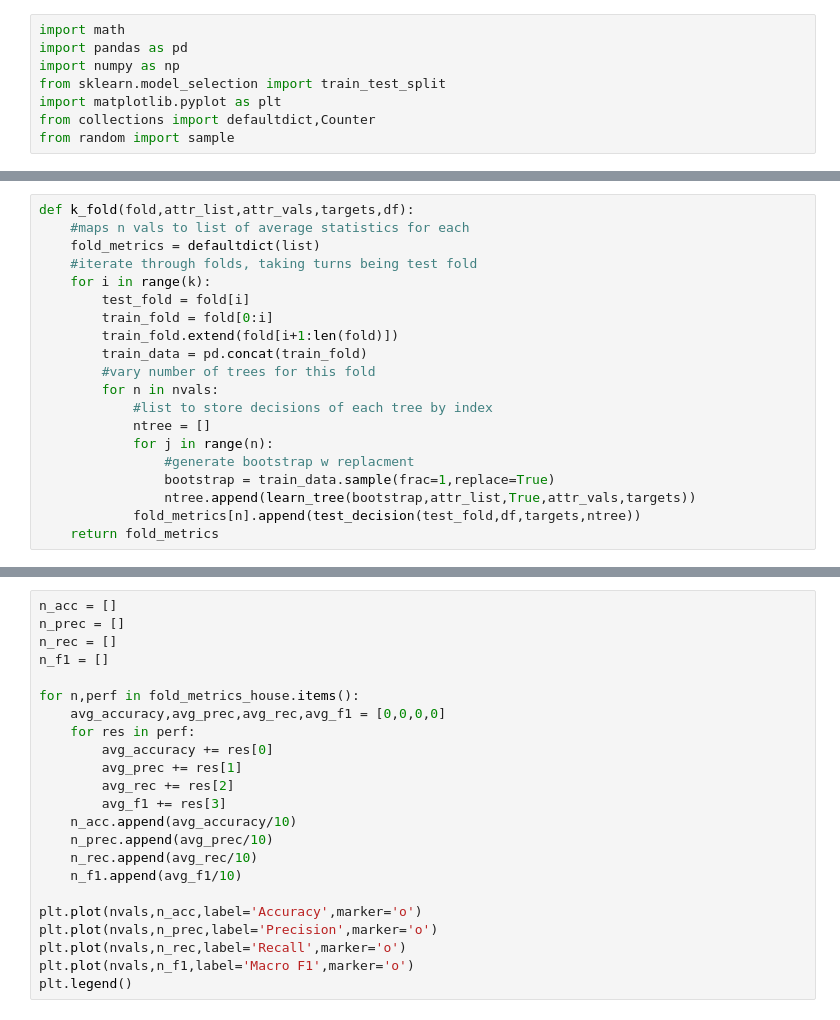
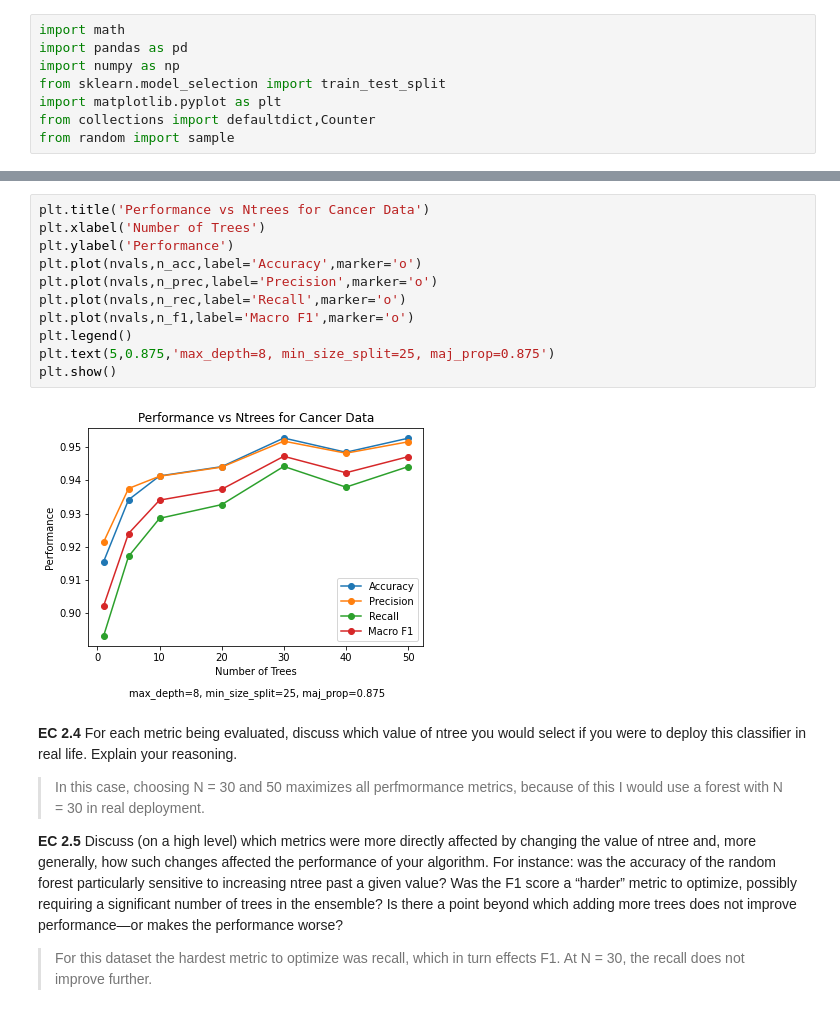
Before and after one commit to Andrei-Treil/CS589-HW3, a Jupyter notebook: hw3.ipynb, the cells around one changed output, grey strips where cells are left out. Cells and saved outputs as stored; diff of their text form.

```diff
--- a/hw3.ipynb
+++ b/hw3.ipynb
@@ -314,20 +307,0 @@ for i in range(k):
-# %%
-def k_fold(fold,attr_list,attr_vals,targets,df):
-    #maps n vals to list of average statistics for each
-    fold_metrics = defaultdict(list)
-    #iterate through folds, taking turns being test fold
-    for i in range(k):
-        test_fold = fold[i]
-        train_fold = fold[0:i]
-        train_fold.extend(fold[i+1:len(fold)])
-        train_data = pd.concat(train_fold)
-        #vary number of trees for this fold
-        for n in nvals:
-            #list to store decisions of each tree by index
-            ntree = []
-            for j in range(n):
-                #generate bootstrap w replacment
-                bootstrap = train_data.sample(frac=1,replace=True)
-                ntree.append(learn_tree(bootstrap,attr_list,True,attr_vals,targets))
-            fold_metrics[n].append(test_decision(test_fold,df,targets,ntree))
-    return fold_metrics
@@ -334,23 +382,27 @@ def k_fold(fold,attr_list,attr_vals,targets,df):
 # %%
-n_acc = []
-n_prec = []
-n_rec = []
-n_f1 = []
-
-for n,perf in fold_metrics_house.items():
-    avg_accuracy,avg_prec,avg_rec,avg_f1 = [0,0,0,0]
-    for res in perf:
-        avg_accuracy += res[0]
-        avg_prec += res[1]
-        avg_rec += res[2]
-        avg_f1 += res[3]
-    n_acc.append(avg_accuracy/10)
-    n_prec.append(avg_prec/10)
-    n_rec.append(avg_rec/10)
-    n_f1.append(avg_f1/10)
-
+plt.title('Performance vs Ntrees for Cancer Data')
+plt.xlabel('Number of Trees')
+plt.ylabel('Performance')
 plt.plot(nvals,n_acc,label='Accuracy',marker='o')
 plt.plot(nvals,n_prec,label='Precision',marker='o')
 plt.plot(nvals,n_rec,label='Recall',marker='o')
 plt.plot(nvals,n_f1,label='Macro F1',marker='o')
 plt.legend()
+plt.text(5,0.875,'max_depth=8, min_size_split=25, maj_prop=0.875')
+plt.show()
+# %% [output]
+[figure, added]
+# %% [markdown]
+**EC 2.4** For each metric being evaluated, discuss which value of ntree you would
+select if you were to deploy this classifier in real life. Explain your reasoning.
+
+> In this case, choosing N = 30 and 50 maximizes all perfmormance metrics, because of this I would use a forest with N = 30 in real deployment.
+
+**EC 2.5** Discuss (on a high level) which metrics were more directly affected by changing the value of
+ntree and, more generally, how such changes affected the performance of your algorithm. For
+instance: was the accuracy of the random forest particularly sensitive to increasing ntree past a
+given value? Was the F1 score a “harder” metric to optimize, possibly requiring a significant
+number of trees in the ensemble? Is there a point beyond which adding more trees does not
+improve performance—or makes the performance worse?
+
+> For this dataset the hardest metric to optimize was recall, which in turn effects F1. At N = 30, the recall does not improve further.
```
Also changed, not shown: parts of 18 cells of this notebook, 1 other file.
